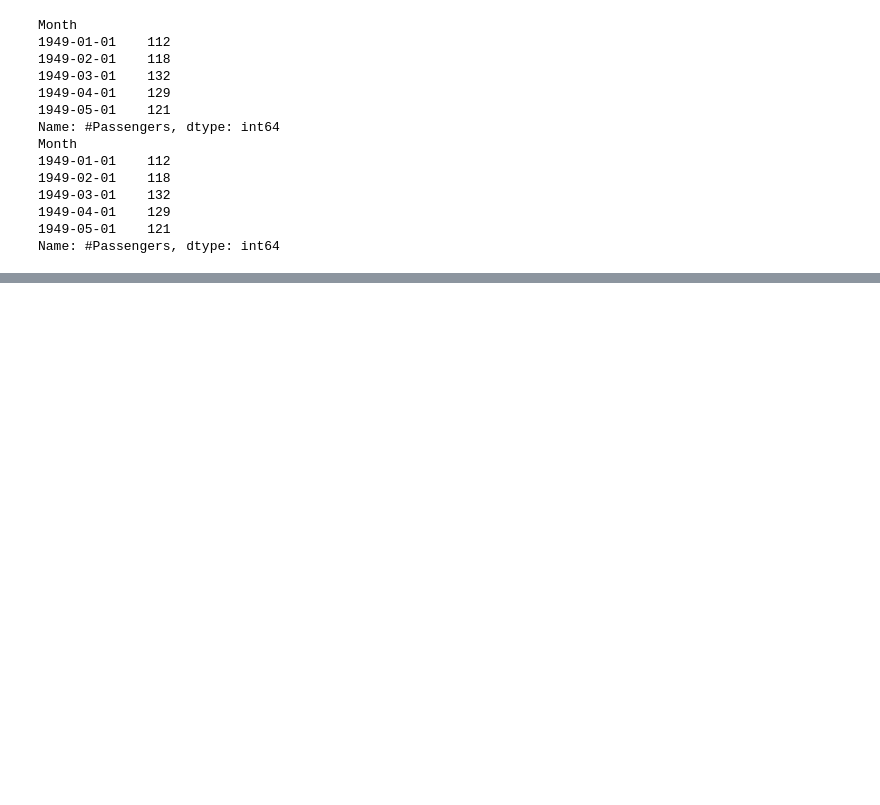
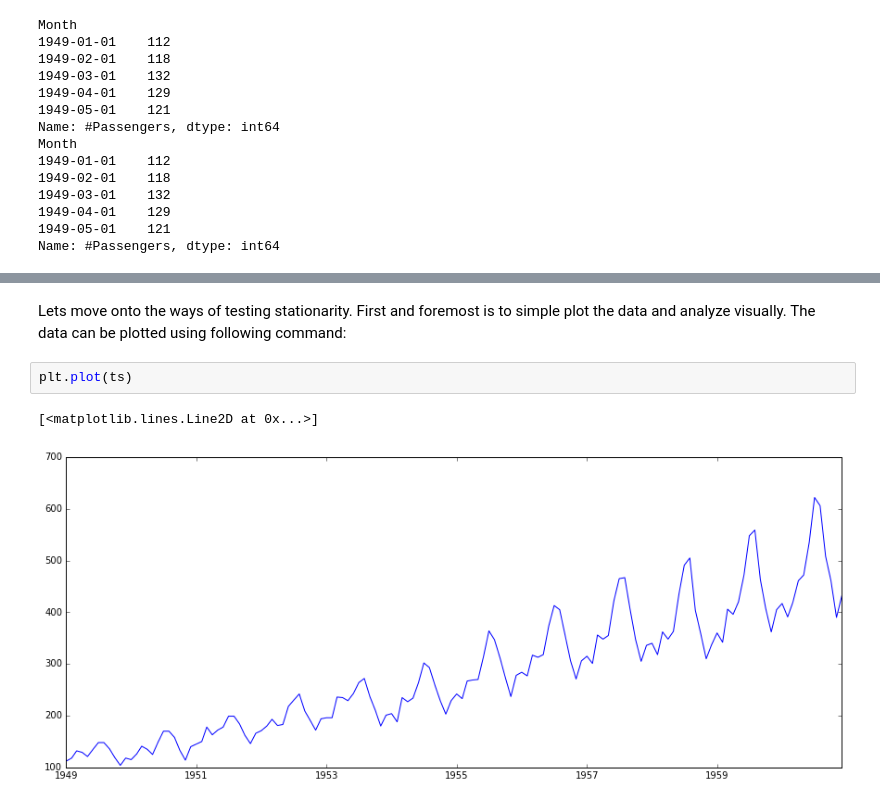
Before and after one commit to benjaminsw/timeseries_pandas, a Jupyter notebook: Time Series.ipynb, the cells around one changed output, grey strips where cells are left out. Saved outputs shown, nothing was run; the diff lists cells and outputs as text; blank space fills up the shorter version.

Commit message:
How to Check Stationarity of a Time Series?

```diff
--- a/Time Series.ipynb
+++ b/Time Series.ipynb
@@ -125,0 +164,7 @@ Consider another instance where you need all the values of the year 1949. This c
+# %% [markdown]
+Lets move onto the ways of testing stationarity. First and foremost is to simple plot the data and analyze visually. The data can be plotted using following command:
+# %%
+plt.plot(ts)
+# %% [output]
+[<matplotlib.lines.Line2D at 0x...>]
+[figure, added]
```
Also changed, not shown: parts of 8 cells of this notebook.
